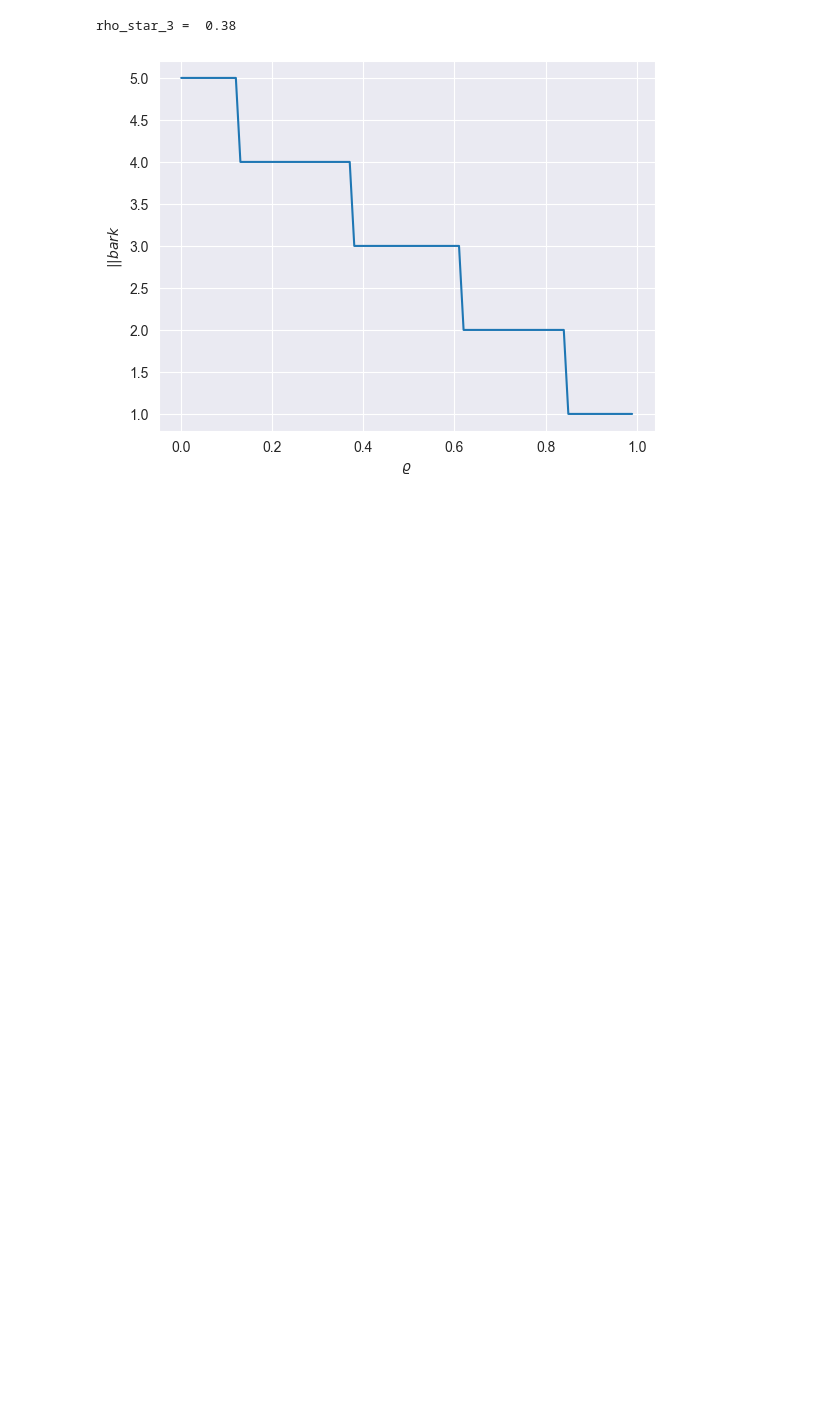
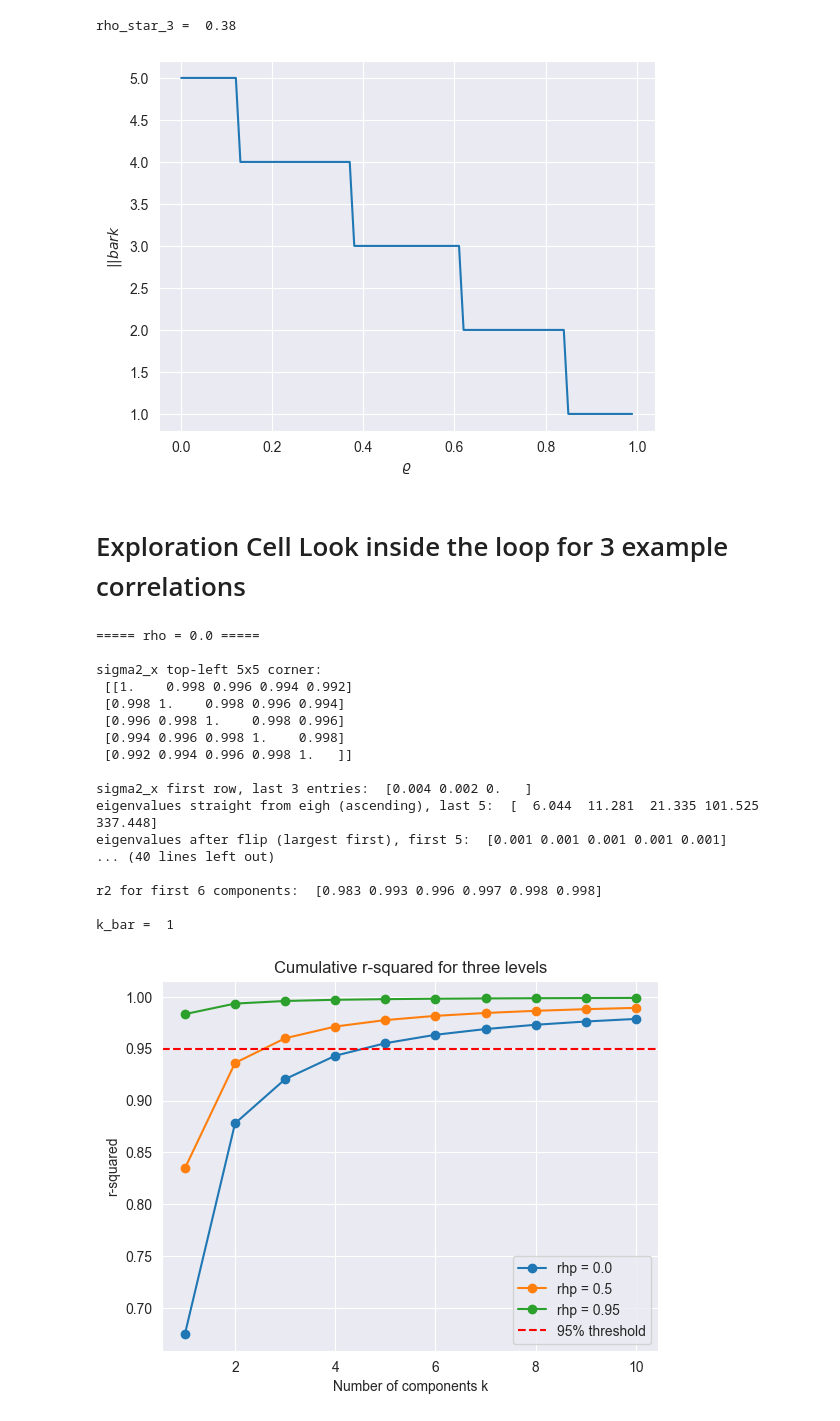
Before and after one commit to Gok-ML-AI/ARPM, a Jupyter notebook: module-01-linear-mean-covariance/Principal-Component-Analysis/principal-component-analysis-of-yield-curve.ipynb, the cells around one changed output. Cells and saved outputs as stored; diff of their text form; code cells hidden in the pictures; blank space fills up the shorter version.

Commit message:
PCA Homework completion with exploration task and discussion

```diff
--- a/module-01-linear-mean-covariance/Principal-Component-Analysis/principal-component-analysis-of-yield-curve.ipynb
+++ b/module-01-linear-mean-covariance/Principal-Component-Analysis/principal-component-analysis-of-yield-curve.ipynb
@@ -102,3 +119,67 @@ print('rho_star_3 = ', rho_star_3)
 # %% [output]
 rho_star_3 =  0.38
 [figure]
+# %% [markdown]
+# Exploration Cell Look inside the loop for 3 example correlations
+# %%
+# 3 decimals, no scientific notation
+set_printoptions(precision=3, suppress=True)
+
+for rho_example in [0.0, 0.5, 0.95]:
+    print()
+    print(f'===== rho = {rho_example} =====')
+
+    # Step 1: the covariance matrix (500x500, so look at a corner and the far end)
+    sigma2_x = toeplitz(linspace(1, rho_example, n_bar))
+    print()
+    print('sigma2_x top-left 5x5 corner:\n', sigma2_x[:5, :5])
+    print()
+    print('sigma2_x first row, last 3 entries: ', sigma2_x[0, -3:])
+
+    # Step 2: PCA - eigenvalues before and after the flip
+    lam, e = eigh(sigma2_x)
+    print()
+    print('eigenvalues straight from eigh (ascending), last 5: ', lam[-5:])
+    lam = lam[::-1]
+    e = e[:, ::-1]
+    print('eigenvalues after flip (largest first), first 5: ', lam[-5:])
+    print()
+    print('total variance sum(lam) = ', round(sum(lam), 3))
+
+    # Step 3: cumulative r-squared
+    r2 = cumsum(lam) / sum(lam)
+    print()
+    print('r2 for first 6 components: ', r2[:6])
+
+    # Step 4: the answer for this rho
+    print()
+    print('k_bar = ', where(r2 > 0.95)[0][0] + 1)
+
+    # Visual: one r2 curve per rho
+    plt.plot(range(1, 11), r2[:10], marker='o', label=f'rhp = {rho_example}')
+
+plt.axhline(0.95, color='red', ls='--', label='95% threshold')
+plt.xlabel('Number of components k')
+plt.ylabel('r-squared')
+plt.title('Cumulative r-squared for three levels')
+plt.legend()
+plt.show()
+# %% [output]
+===== rho = 0.0 =====
+
+sigma2_x top-left 5x5 corner:
+ [[1.    0.998 0.996 0.994 0.992]
+ [0.998 1.    0.998 0.996 0.994]
+ [0.996 0.998 1.    0.998 0.996]
+ [0.994 0.996 0.998 1.    0.998]
+ [0.992 0.994 0.996 0.998 1.   ]]
+
+sigma2_x first row, last 3 entries:  [0.004 0.002 0.   ]
+eigenvalues straight from eigh (ascending), last 5:  [  6.044  11.281  21.335 101.525 337.448]
+eigenvalues after flip (largest first), first 5:  [0.001 0.001 0.001 0.001 0.001]
+... (40 lines left out)
+
+r2 for first 6 components:  [0.983 0.993 0.996 0.997 0.998 0.998]
+
+k_bar =  1
+[figure, added]
```
Also changed, not shown: parts of 6 cells of this notebook, 2 other files.
